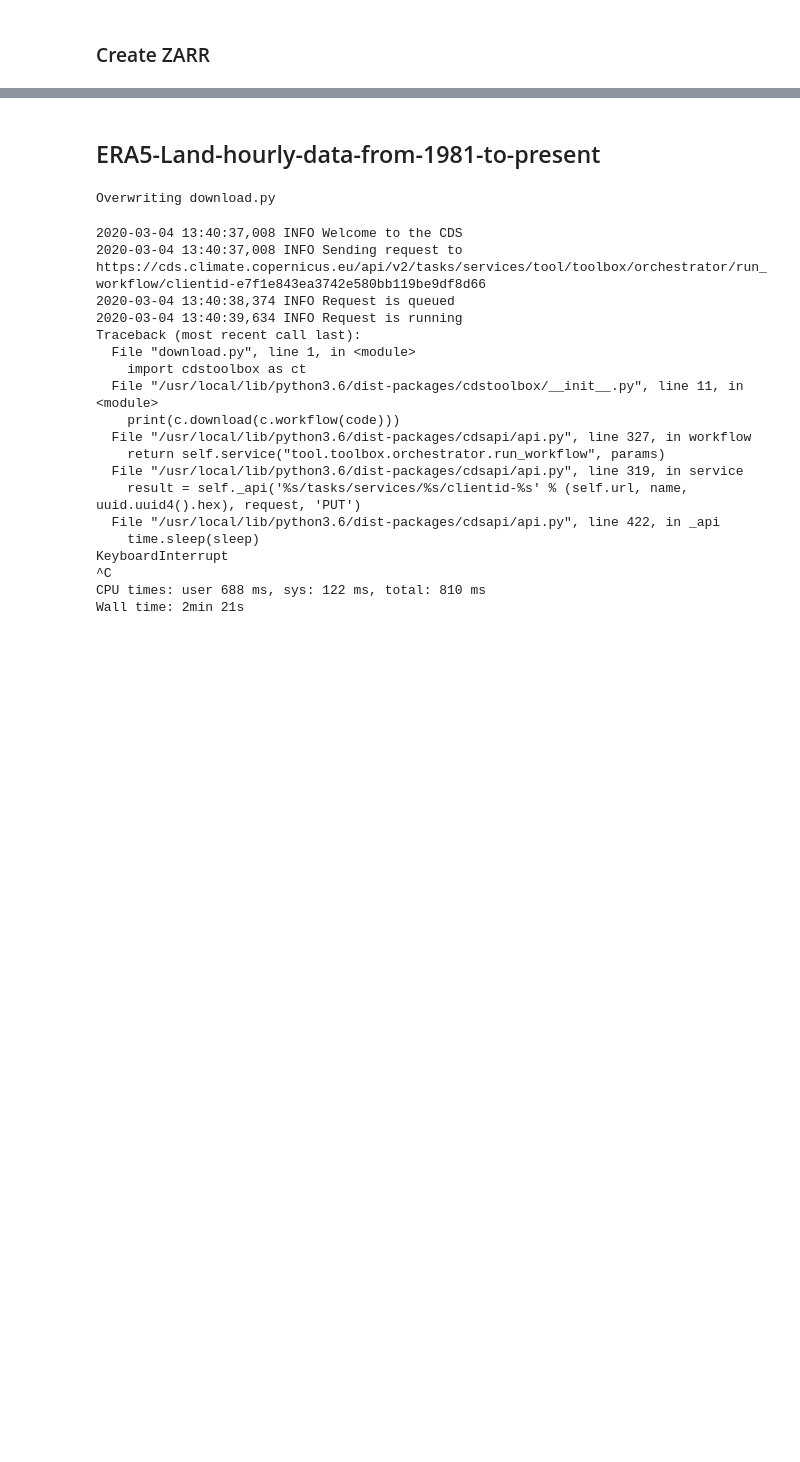
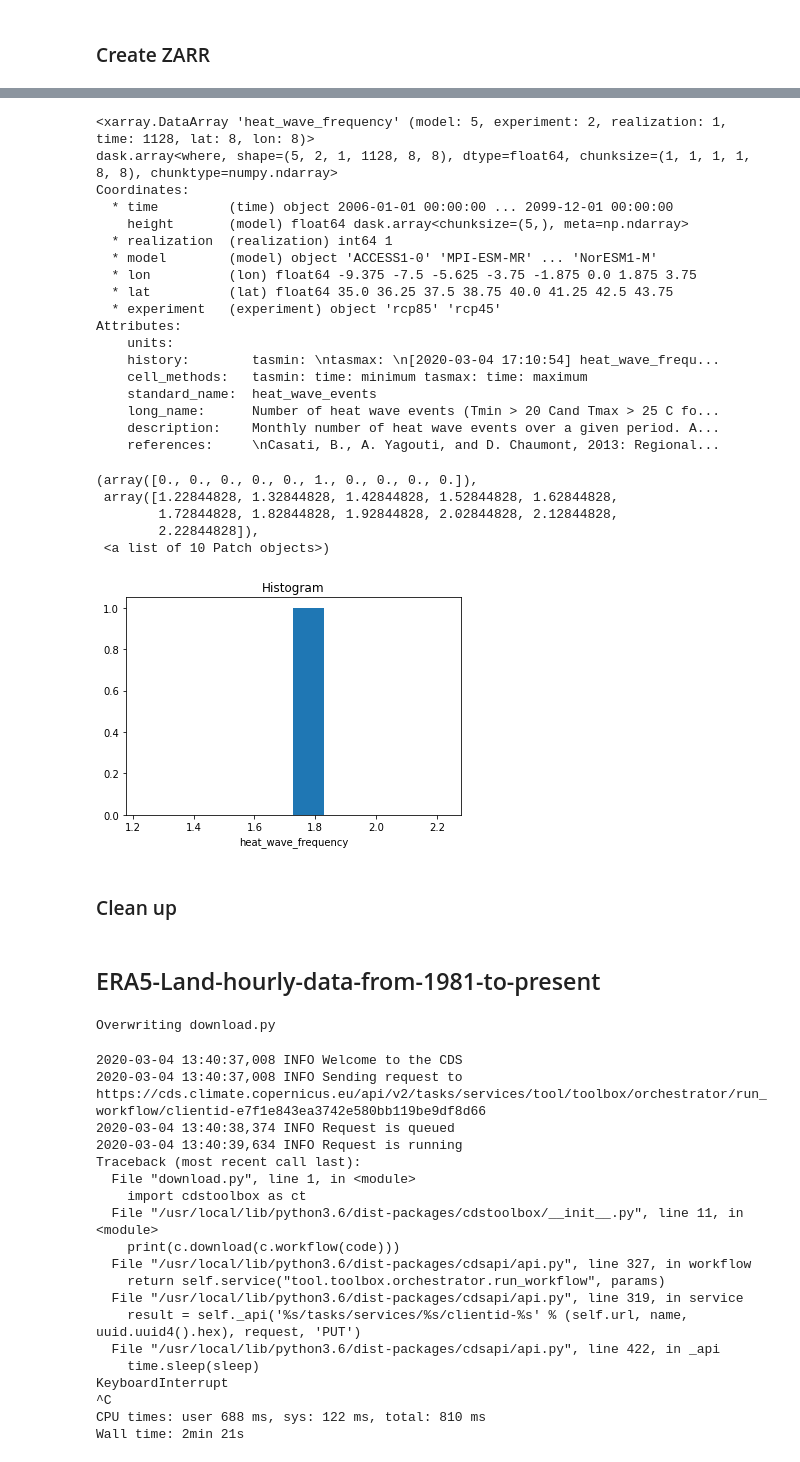
Before and after one commit to Vizzuality/copernicus-climate-data, a Jupyter notebook: cds_api.ipynb, the cells around one changed output, grey strips where cells are left out. Cells and saved outputs as stored; diff of their text form; code cells hidden in the pictures; blank space fills up the shorter version.

```diff
--- a/cds_api.ipynb
+++ b/cds_api.ipynb
@@ -707,13 +799,40 @@ source :
 CMIP5, CDS
 # %%
 import xclim as xc
-out = xc.indices.heat_wave_frequency(tasmax=ds.tasmax, tasmin=ds.tasmin, thresh_tasmax='25 C', thresh_tasmin='20 C', window=2, freq='MS')
+#out = xc.indices.heat_wave_frequency(tasmax=ds.tasmax, tasmin=ds.tasmin, thresh_tasmax='25 C', thresh_tasmin='20 C', window=2, freq='MS')
 # Prefer to use atmos as it does checks and uses units, but it complains about daily data
-#out = xc.atmos.heat_wave_frequency(tasmax=ds.tasmax, tasmin=ds.tasmin, thresh_tasmax='25 C', thresh_tasmin='20 C', window=2, freq='MS')
+out = xc.atmos.heat_wave_frequency(tasmax=ds.tasmax, tasmin=ds.tasmin, thresh_tasmax='25 C', thresh_tasmin='20 C', window=2, freq='MS')
 print(out)
 # Plot
-out2d = out.isel(time=7)
-out2d.plot()
+#dss.tasmax.plot() dss = ds.sel(time='2099-12-29', model='ACCESS1-0', experiment='rcp85', realization=1)
+out.sel(time='2099-08', experiment='rcp85', realization=1).mean().plot()
+# %% [output]
+<xarray.DataArray 'heat_wave_frequency' (model: 5, experiment: 2, realization: 1, time: 1128, lat: 8, lon: 8)>
+dask.array<where, shape=(5, 2, 1, 1128, 8, 8), dtype=float64, chunksize=(1, 1, 1, 1, 8, 8), chunktype=numpy.ndarray>
+Coordinates:
+  * time         (time) object 2006-01-01 00:00:00 ... 2099-12-01 00:00:00
+    height       (model) float64 dask.array<chunksize=(5,), meta=np.ndarray>
+  * realization  (realization) int64 1
+  * model        (model) object 'ACCESS1-0' 'MPI-ESM-MR' ... 'NorESM1-M'
+  * lon          (lon) float64 -9.375 -7.5 -5.625 -3.75 -1.875 0.0 1.875 3.75
+  * lat          (lat) float64 35.0 36.25 37.5 38.75 40.0 41.25 42.5 43.75
+  * experiment   (experiment) object 'rcp85' 'rcp45'
+Attributes:
+    units:
+    history:        tasmin: \ntasmax: \n[2020-03-04 17:10:54] heat_wave_frequ...
+    cell_methods:   tasmin: time: minimum tasmax: time: maximum
+    standard_name:  heat_wave_events
+    long_name:      Number of heat wave events (Tmin > 20 Cand Tmax > 25 C fo...
+    description:    Monthly number of heat wave events over a given period. A...
+    references:     \nCasati, B., A. Yagouti, and D. Chaumont, 2013: Regional...
+(array([0., 0., 0., 0., 0., 1., 0., 0., 0., 0.]),
+ array([1.22844828, 1.32844828, 1.42844828, 1.52844828, 1.62844828,
+        1.72844828, 1.82844828, 1.92844828, 2.02844828, 2.12844828,
+        2.22844828]),
+ <a list of 10 Patch objects>)
+[figure, added]
+# %% [markdown]
+### Clean up
 # %%
 # Clean up
 import os
```
Also changed, not shown: parts of 17 cells of this notebook.
